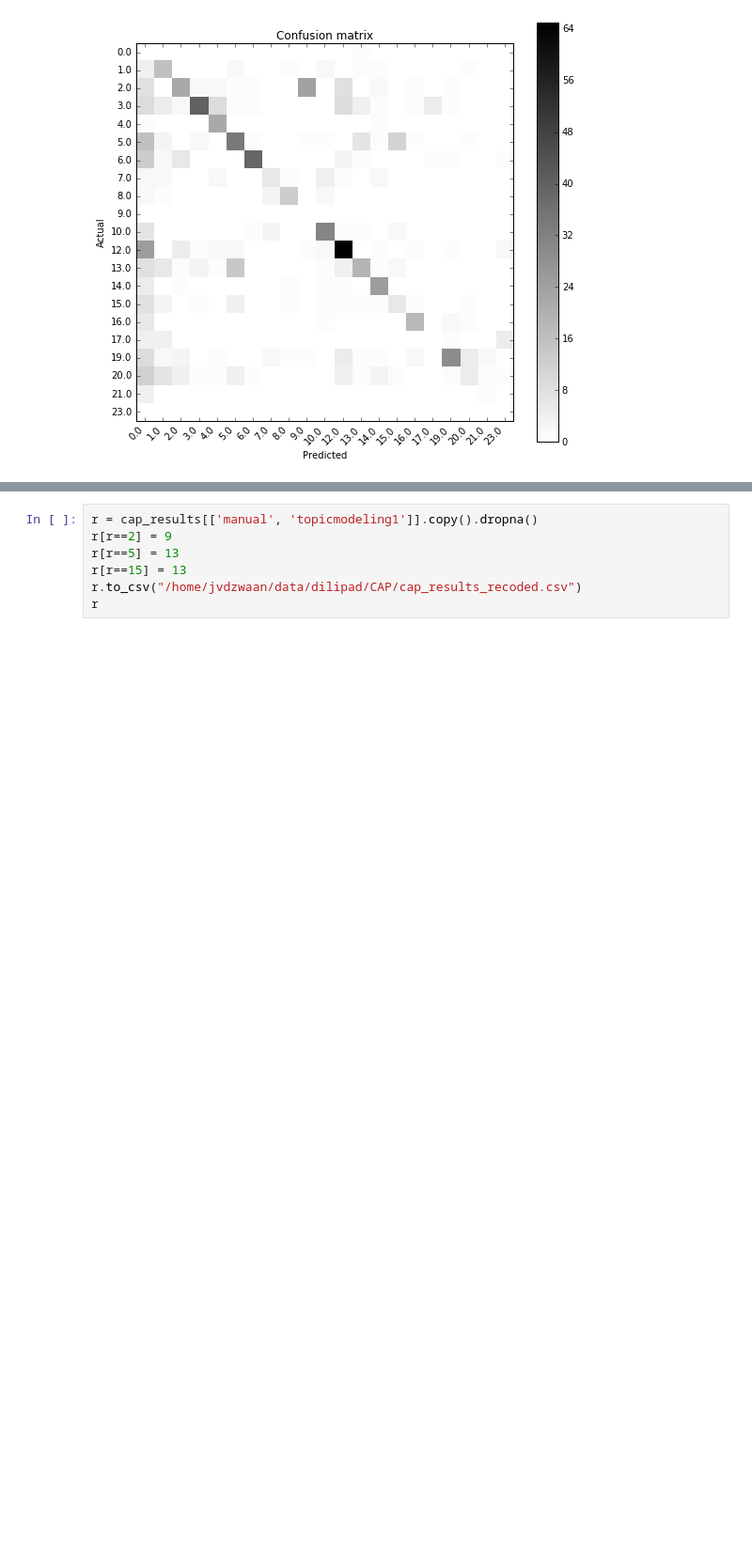
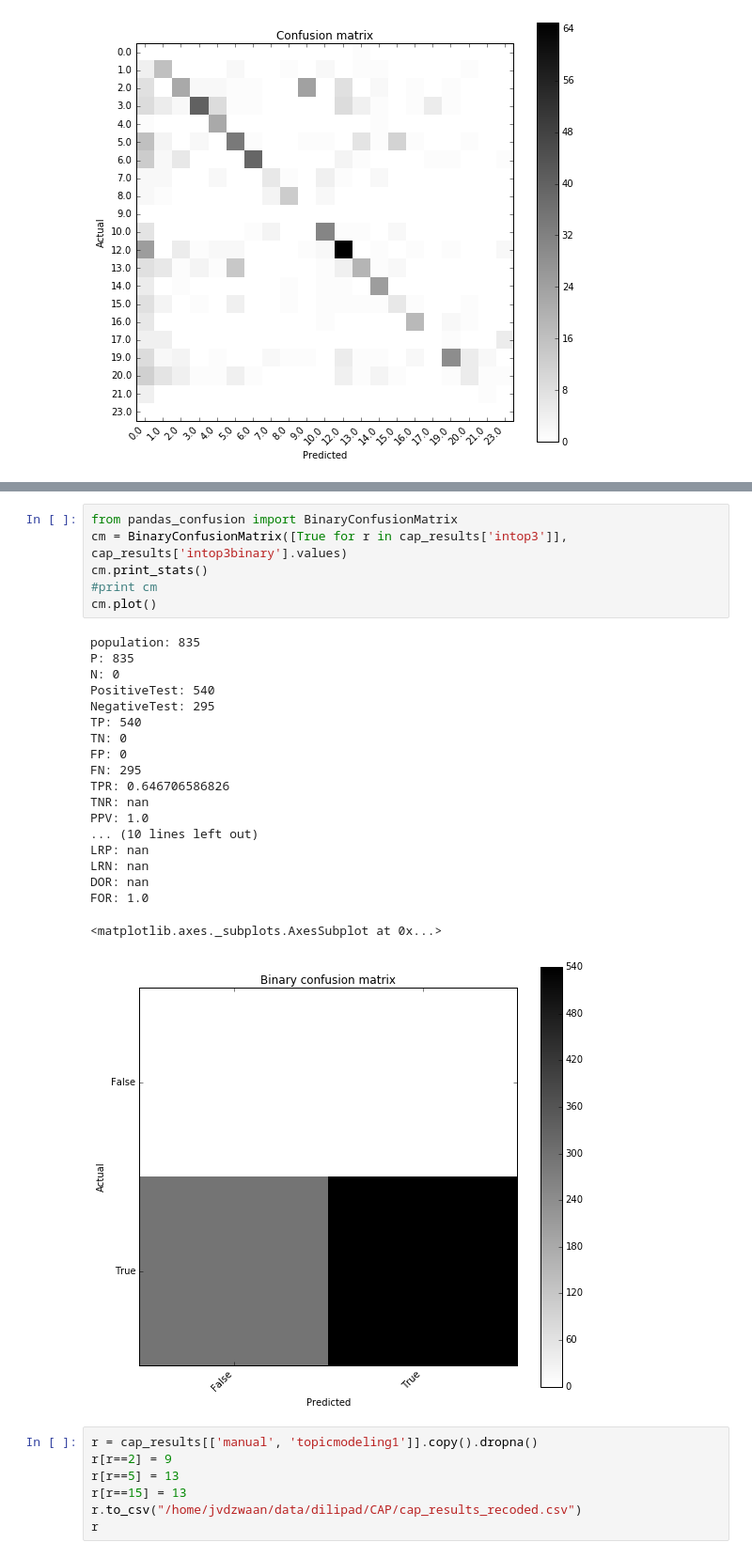
Before and after one commit to jvdzwaan/dilipad, a Jupyter notebook: results/CAP vragenuurtje.ipynb, the cells around one changed output, grey strips where cells are left out. Shown at 94% size. Drawn from its saved outputs; the diff is of its cells as text; blank space fills up the shorter version.

```diff
--- a/results/CAP vragenuurtje.ipynb
+++ b/results/CAP vragenuurtje.ipynb
@@ -304,3 +378,29 @@ FOR: False omission rate               0.0511571  0.00481348          0
+# %%
+from pandas_confusion import BinaryConfusionMatrix
+cm = BinaryConfusionMatrix([True for r in cap_results['intop3']], cap_results['intop3binary'].values)
+cm.print_stats()
+#print cm
+cm.plot()
+# %% [output]
+population: 835
+P: 835
+N: 0
+PositiveTest: 540
+NegativeTest: 295
+TP: 540
+TN: 0
+FP: 0
+FN: 295
+TPR: 0.646706586826
+TNR: nan
+PPV: 1.0
+... (10 lines left out)
+LRP: nan
+LRN: nan
+DOR: nan
+FOR: 1.0
+<matplotlib.axes._subplots.AxesSubplot at 0x...>
+[figure, added]
 # %%
 r = cap_results[['manual', 'topicmodeling1']].copy().dropna()
 r[r==2] = 9
```
Also changed, not shown: parts of 14 cells of this notebook.
